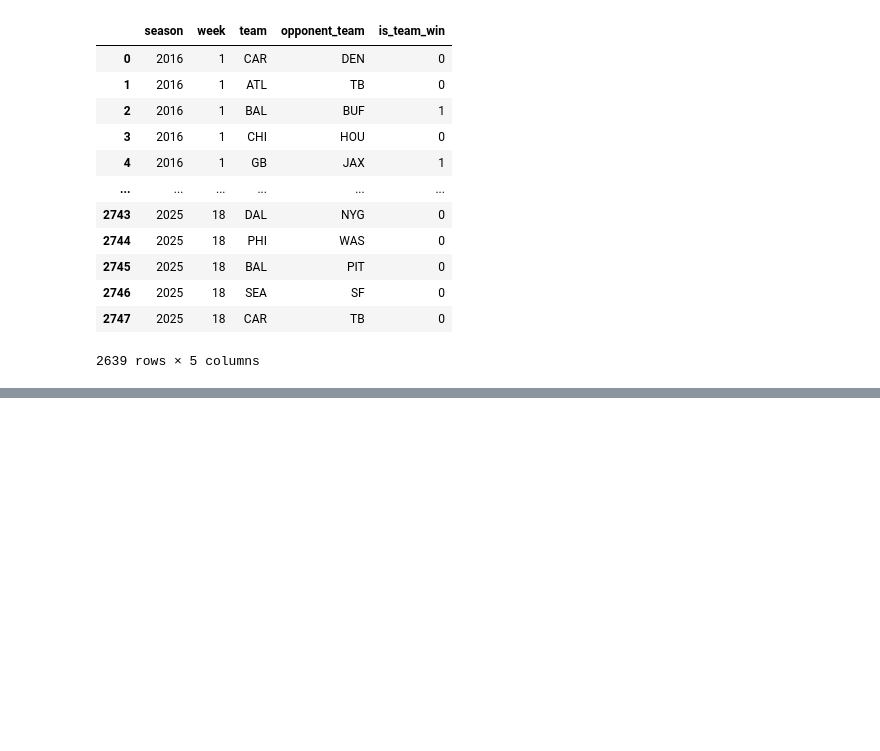
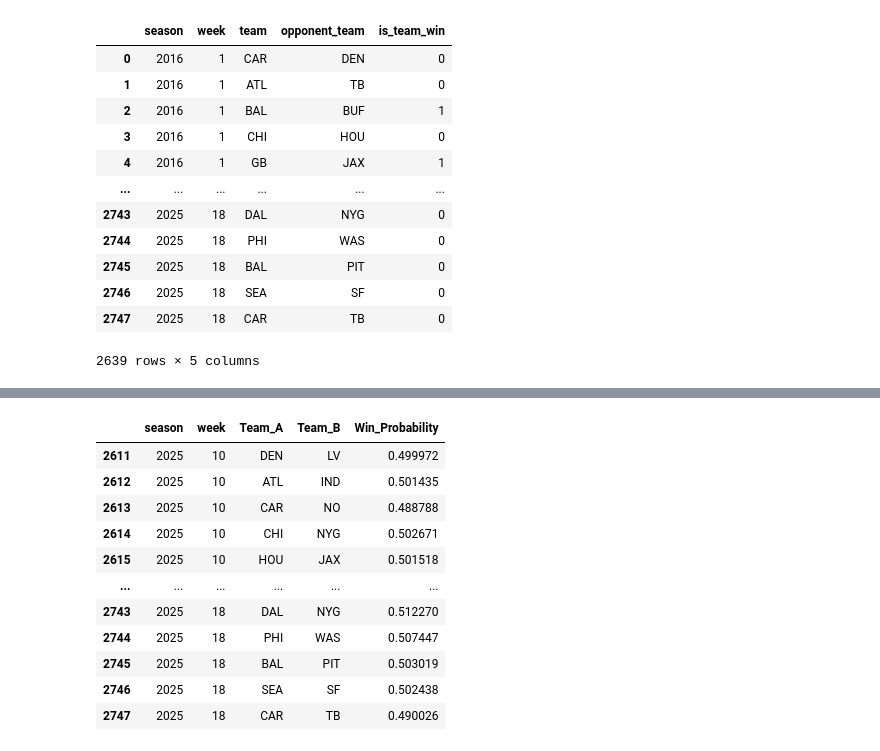
Before and after one commit to dbartolai/sports_analytics_uiuc, a Jupyter notebook: ml_models/sample_model/aaryan-moneyline-test.ipynb, the cells around one changed output, grey strips where cells are left out. Cells and saved outputs as stored; diff of their text form; code cells hidden in the pictures; blank space fills up the shorter version.

```diff
--- a/ml_models/sample_model/aaryan-moneyline-test.ipynb
+++ b/ml_models/sample_model/aaryan-moneyline-test.ipynb
@@ -302,0 +328,69 @@ AUC Score: 0.6838
+# %%
+df_future = df_schedules_final[(df_schedules_final["season"] == 2025) & (df_schedules_final["week"] > 9)].copy()
+
+# Find the row corresponding to the latest completed game for each team
+# This is their current power rating.
+df_ts_std_full = df_ts_std.copy()
+df_latest_std = df_ts_std_full.sort_values(['season', 'week']).groupby('team').tail(1).reset_index(drop=True)
+
+# Remove week and season columns, as we only need the team and the latest stats
+stats_only_cols = [col for col in df_latest_std.columns if col.startswith('team') or col in stat_cols]
+df_latest_std = df_latest_std[stats_only_cols]
+
+# Merge Team A's latest stats onto the future schedule
+X_future = pd.merge(
+    df_future,
+    df_latest_std,
+    left_on='team',
+    right_on='team',
+    suffixes=('_future', '_team'),
+    how='left'
+)
+
+# Merge Team B's latest stats onto the future schedule
+X_future = pd.merge(
+    X_future,
+    df_latest_std,
+    left_on='opponent_team',
+    right_on='team',
+    suffixes=('_team', '_opp'),
+    how='left'
+)
+
+# Drop redundant team columns from the second merge
+X_future.drop(columns=['team_opp'], inplace=True, errors='ignore')
+
+team_a_margin = (X_future["def_interceptions_team"] + X_future["def_fumbles_forced_team"]) - (X_future["passing_interceptions_team"] + X_future["fumbles_team"])
+team_b_margin = (X_future["def_interceptions_opp"] + X_future["def_fumbles_forced_opp"]) - (X_future["passing_interceptions_opp"] + X_future["fumbles_opp"])
+team_a_touchdowns = X_future["passing_tds_team"] + X_future["rushing_tds_team"]
+team_b_touchdowns = X_future["passing_tds_opp"] + X_future["rushing_tds_opp"]
+
+X_future["d_touchdowns"] = team_a_touchdowns - team_b_touchdowns
+X_future["d_sacks_suffered"] = X_future["sacks_suffered_opp"] - X_future["sacks_suffered_team"]
+X_future["d_passing_epa"] = X_future["passing_epa_team"] - X_future["passing_epa_opp"]
+X_future["d_passing_cpoe"] = X_future["passing_cpoe_team"] - X_future["passing_cpoe_opp"]
+X_future["d_rushing_yards"] = X_future["rushing_yards_team"] - X_future["rushing_yards_opp"]
+X_future["d_receiving_epa"] = X_future["receiving_epa_team"] - X_future["receiving_epa_opp"]
+X_future["d_tackles_for_loss"] = X_future["def_tackles_for_loss_team"] - X_future["def_tackles_for_loss_opp"]
+X_future["d_sacks"] = X_future["def_sacks_team"] - X_future["def_sacks_opp"]
+X_future["d_qb_hits"] = X_future["def_qb_hits_team"] - X_future["def_qb_hits_opp"]
+X_future["d_fg_pct"] = X_future["fg_pct_team"] - X_future["fg_pct_opp"]
+X_future["d_turnover_margin"] = team_a_margin - team_b_margin
+
+# Select ONLY the final d_features, matching the columns used in X_train
+final_features = list(X_train.columns) # Use the columns from your trained set!
+X_future_final = X_future[final_features].copy()
+
+X_future_final.fillna(0, inplace=True) # Fill any lingering NaNs with 0
+
+X_future_scaled = scaler.transform(X_future_final)
+future_probabilities = best_model.predict_proba(X_future_scaled)[:, 1]
+
+df_future['Win_Probability'] = future_probabilities
+
+df_future.rename(columns={'team': 'Team_A', 'opponent_team': 'Team_B'}, inplace=True)
+df_future.drop(columns=["is_team_win"], inplace=True)
+
+print("\n--- Future Game Predictions ---")
+df_future
+# %% [output]
@@ -302,0 +398,12 @@ AUC Score: 0.6838
+|  | season | week | Team_A | Team_B | Win_Probability |
+| 2611 | 2025 | 10 | DEN | LV | 0.499972 |
+| 2612 | 2025 | 10 | ATL | IND | 0.501435 |
+| 2613 | 2025 | 10 | CAR | NO | 0.488788 |
+| 2614 | 2025 | 10 | CHI | NYG | 0.502671 |
+| 2615 | 2025 | 10 | HOU | JAX | 0.501518 |
+| ... | ... | ... | ... | ... | ... |
+| 2743 | 2025 | 18 | DAL | NYG | 0.512270 |
+| 2744 | 2025 | 18 | PHI | WAS | 0.507447 |
+| 2745 | 2025 | 18 | BAL | PIT | 0.503019 |
+| 2746 | 2025 | 18 | SEA | SF | 0.502438 |
+| 2747 | 2025 | 18 | CAR | TB | 0.490026 |
```
Also changed, not shown: parts of 5 cells of this notebook, 1 other file.
